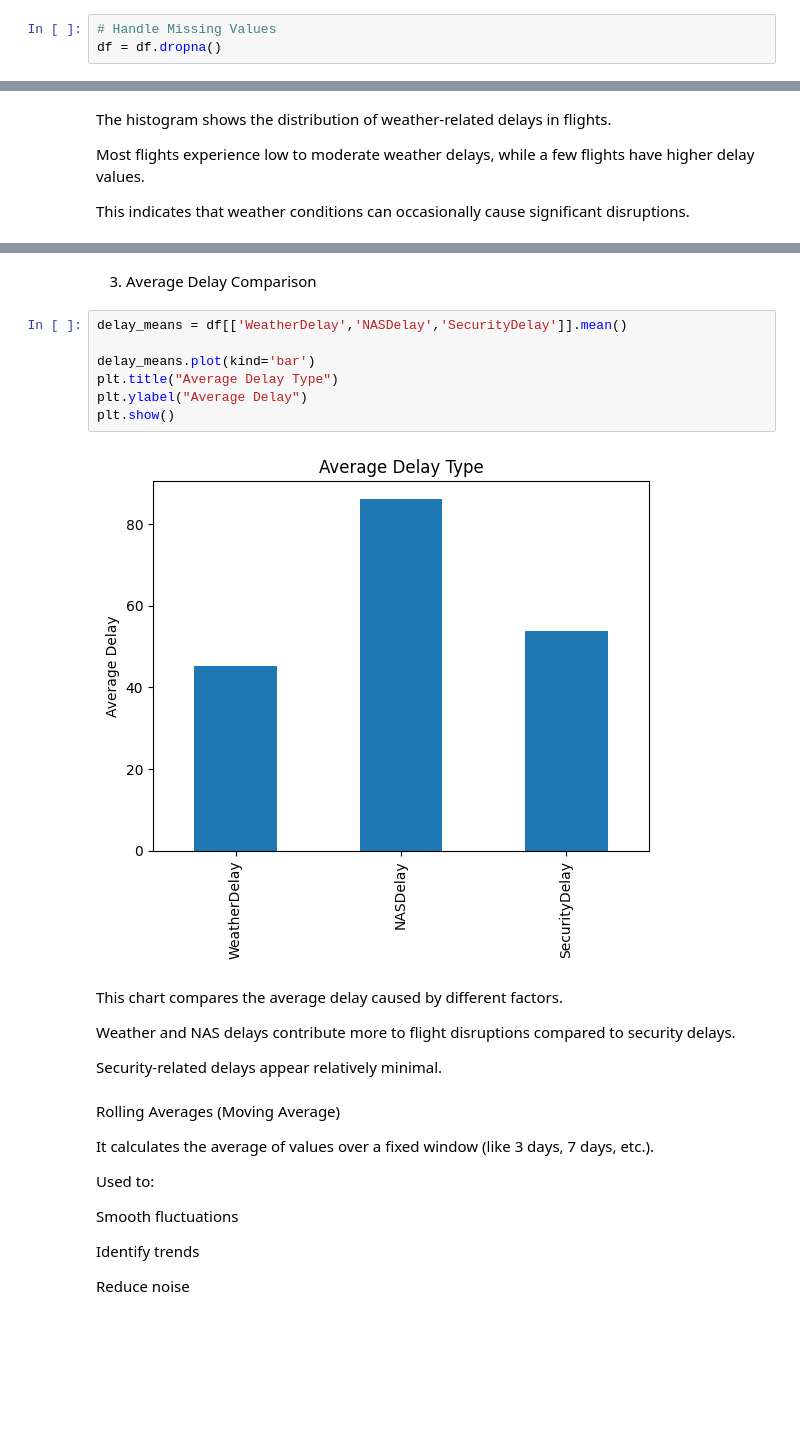
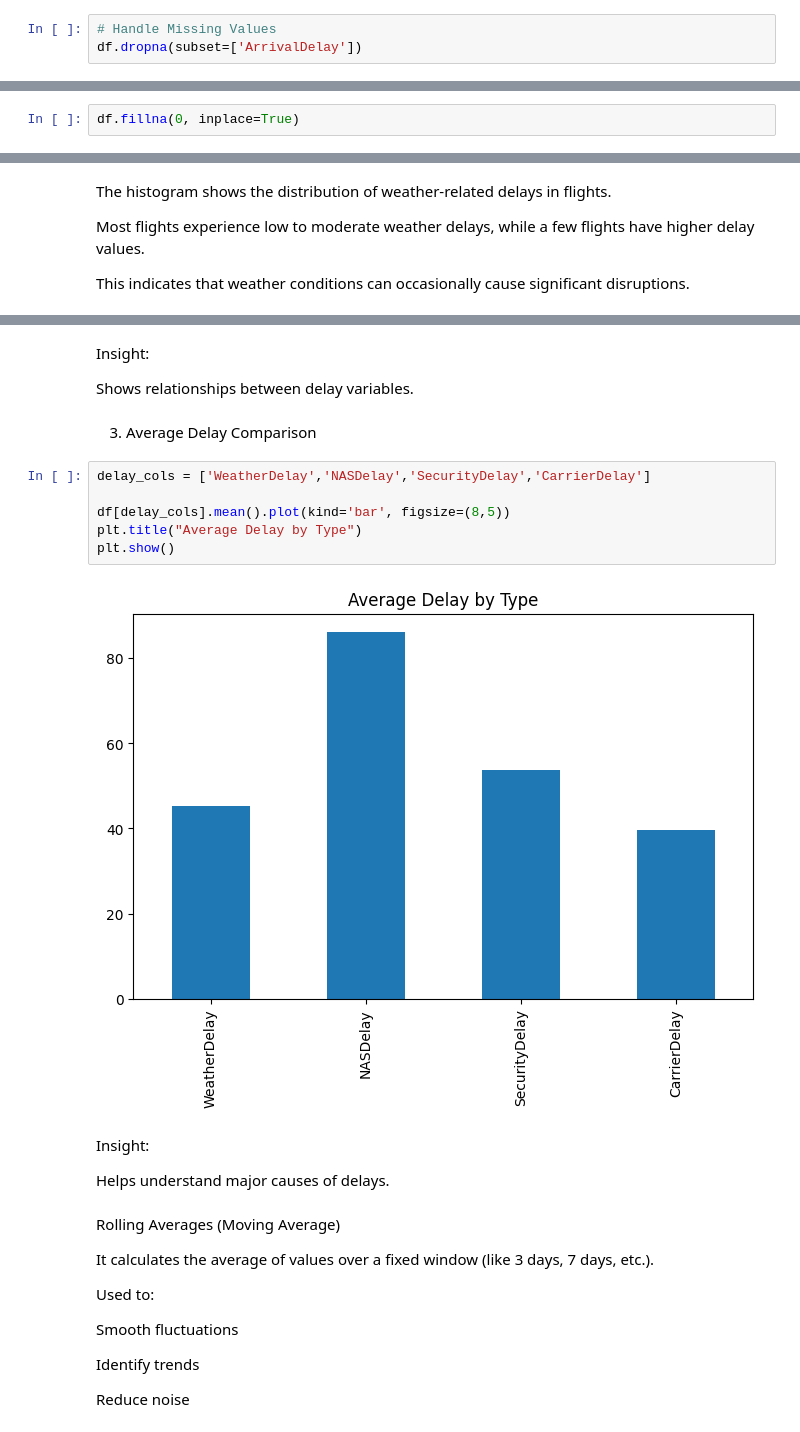
Before and after one commit to M-chandrika27/AirFly_Insights_DV, a Jupyter notebook: notebooks/Milestone1/milestone2.ipynb, the cells around one changed output, grey strips where cells are left out. Drawn from its saved outputs; the diff is of its cells as text; blank space fills up the shorter version.

```diff
--- a/notebooks/Milestone1/milestone2.ipynb
+++ b/notebooks/Milestone1/milestone2.ipynb
@@ -27,4 +29,4 @@ df.head()
 5 rows × 29 columns
 # %%
 # Handle Missing Values
-df = df.dropna()
+df.dropna(subset=['ArrivalDelay'])
@@ -31,3 +47,5 @@ df = df.dropna()
+# %%
+df.fillna(0, inplace=True)
 # %%
 df.shape
 # %% [output]
@@ -612,20 +591,21 @@ plt.show()
+# %% [markdown]
+Insight:
+
+Shows relationships between delay variables.
 # %% [markdown]
 3. Average Delay Comparison
 # %%
-delay_means = df[['WeatherDelay','NASDelay','SecurityDelay']].mean()
+delay_cols = ['WeatherDelay','NASDelay','SecurityDelay','CarrierDelay']
 
-delay_means.plot(kind='bar')
-plt.title("Average Delay Type")
-plt.ylabel("Average Delay")
+df[delay_cols].mean().plot(kind='bar', figsize=(8,5))
+plt.title("Average Delay by Type")
 plt.show()
 # %% [output]
-[figure, old version]
+[figure, new version]
 # %% [markdown]
-This chart compares the average delay caused by different factors.
+Insight:
 
-Weather and NAS delays contribute more to flight disruptions compared to security delays.
-
-Security-related delays appear relatively minimal.
+Helps understand major causes of delays.
 # %% [markdown]
 Rolling Averages (Moving Average)
 
```
Also changed, not shown: parts of 24 cells of this notebook, 5 other files.
